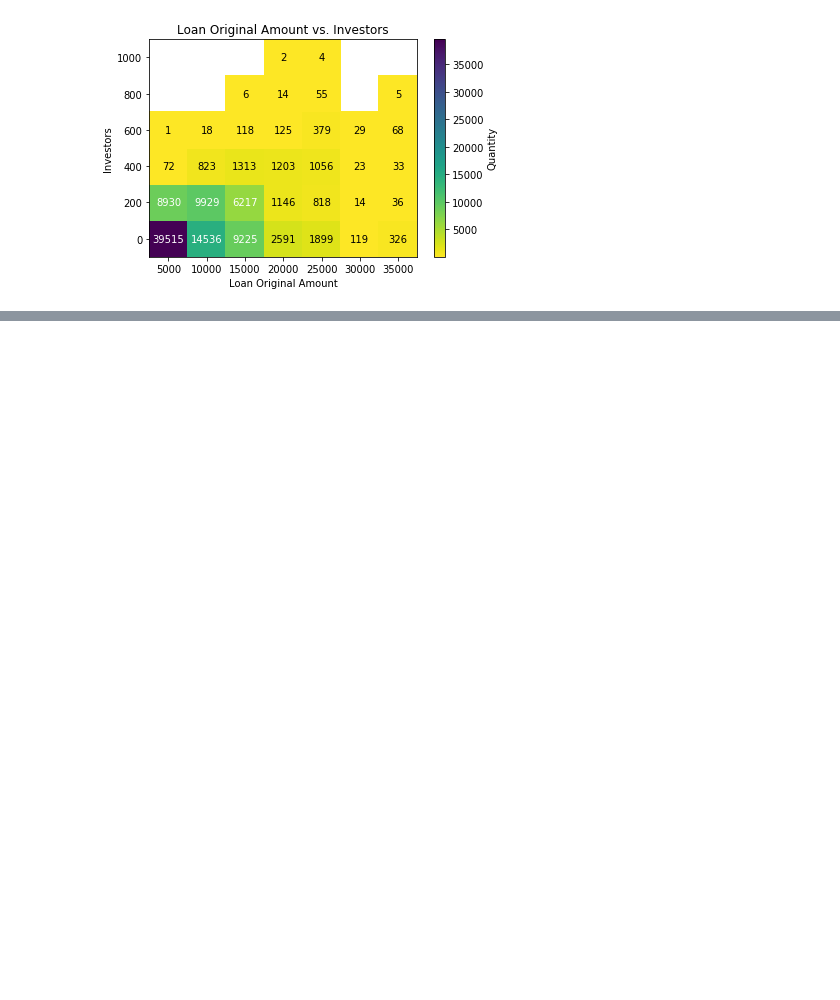
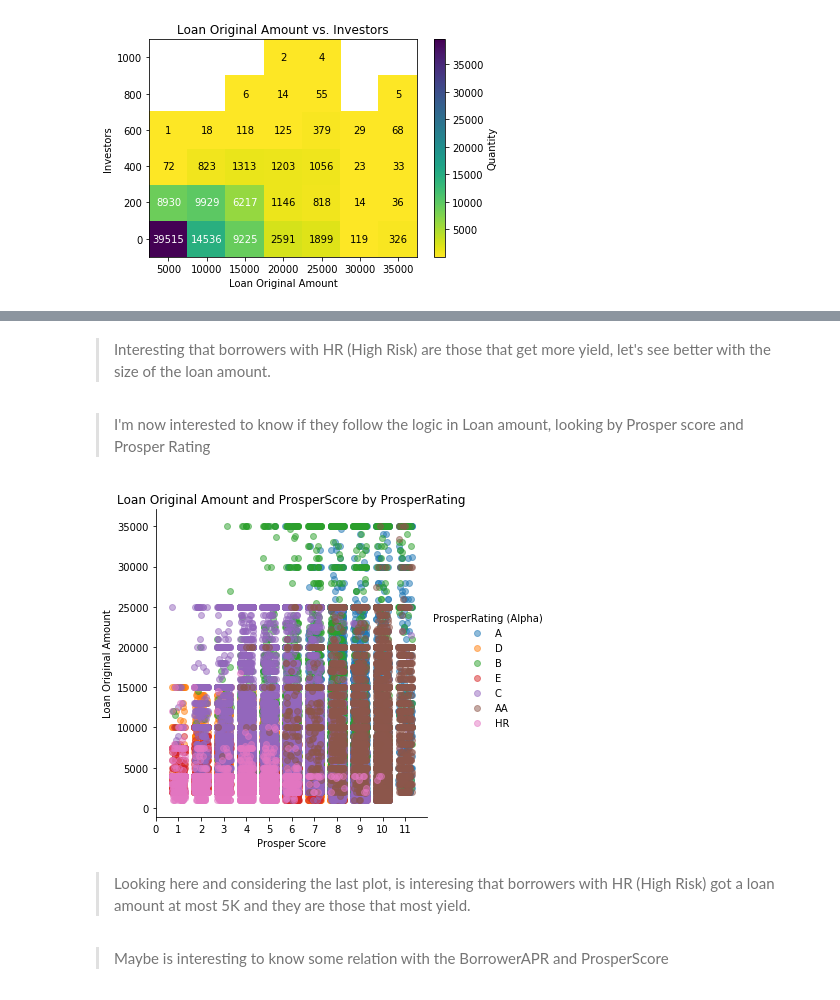
Before and after one commit to Phomint/Udacity_DataAnalysis, a Jupyter notebook: Projects/Project_5/exploration_template.ipynb, the cells around one changed output, grey strips where cells are left out. Saved outputs shown, nothing was run; the diff lists cells and outputs as text; code cells hidden in the pictures; blank space fills up the shorter version.

```diff
--- a/Projects/Project_5/exploration_template.ipynb
+++ b/Projects/Project_5/exploration_template.ipynb
@@ -169,3 +231,20 @@ I did this plot because I am interested to see if has some relation between Inve
+# %% [markdown]
+> Interesting that borrowers with HR (High Risk) are those that get more yield, let's see better with the size of the loan amount.
+# %% [markdown]
+> I'm now interested to know if they follow the logic in Loan amount, looking by Prosper score and Prosper Rating
+# %%
+sb.lmplot(data=df, x='ProsperScore', y='LoanOriginalAmount', hue='ProsperRating (Alpha)',
+          fit_reg=False, x_jitter=0.3, scatter_kws={'alpha': 1/2})
+plt.title('Loan Original Amount and ProsperScore by ProsperRating')
+plt.xlabel('Prosper Score')
+plt.xticks(np.arange(0, 12, 1))
+plt.ylabel('Loan Original Amount');
+# %% [output]
+[figure, added]
+# %% [markdown]
+> Looking here and considering the last plot, is interesing that borrowers with HR (High Risk) got a loan amount at most 5K and they are those that most yield.
+# %% [markdown]
+> Maybe is interesting to know some relation with the BorrowerAPR and ProsperScore
 # %%
 sb.lmplot(data=df, x='ProsperScore', y='BorrowerAPR', hue='ProsperRating (Alpha)', fit_reg=False, x_jitter=0.3, scatter_kws={'alpha': 1/2}, )
 plt.title('BorrowerAPR and ProsperScore by ProsperRating')
```
Also changed, not shown: parts of 40 cells of this notebook, 3 other files.
